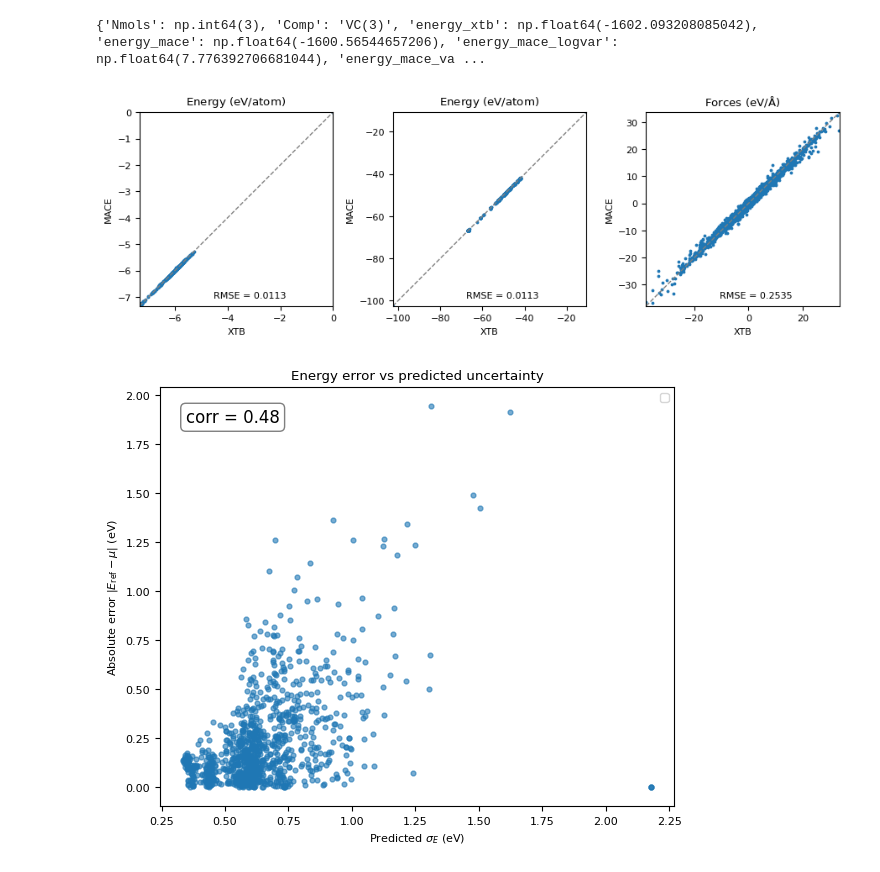
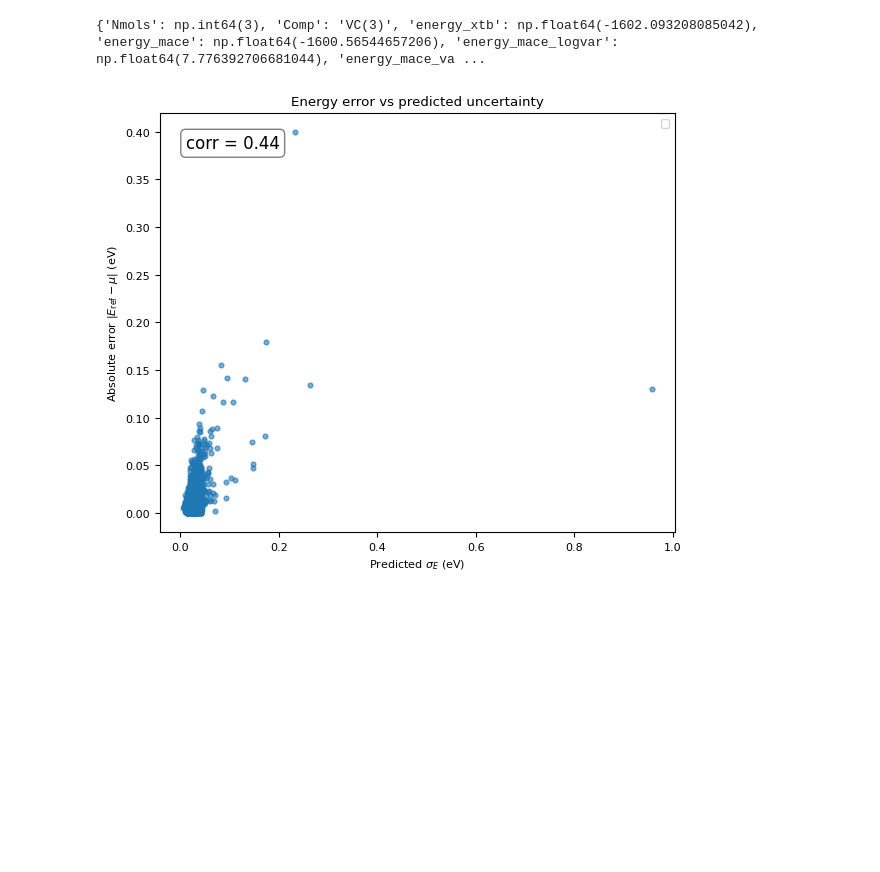
Before and after one commit to matteotolloso/mace, a Jupyter notebook: test.ipynb, the cells around one changed output. Drawn from its saved outputs; the diff is of its cells as text; code cells hidden in the pictures; blank space fills up the shorter version.

```diff
--- a/test.ipynb
+++ b/test.ipynb
@@ -208,13 +398,12 @@ print(train_data[3].info)
 # %%
 # plot_RMSEs(train_data, labs=['XTB', 'MACE'])
 # plot_error_vs_sigma(train_data, labs=['XTB', 'MACE'], prefix="")
 # plot_coverage(train_data, prefix="")
 
-plot_RMSEs(test_data, labs=['XTB', 'MACE'])
-plot_error_vs_sigma(test_data, labs=['XTB', 'MACE'], prefix="")
+# plot_RMSEs(test_data, labs=['XTB', 'MACE'])
+plot_error_vs_sigma(test_data, labs=['wb97x_dz.energy', 'MACE'], prefix="")
 # plot_coverage(test_data, prefix="")
 # Optional:
 # plot_energy_parity_with_errorbars(test_data, labs=['XTB', 'MACE'], prefix="MACE_")
 # %% [output]
-[figure, old version]
+[figure, new version]
-[figure, removed]
```
Also changed, not shown: parts of 3 cells of this notebook, 5 other files.
